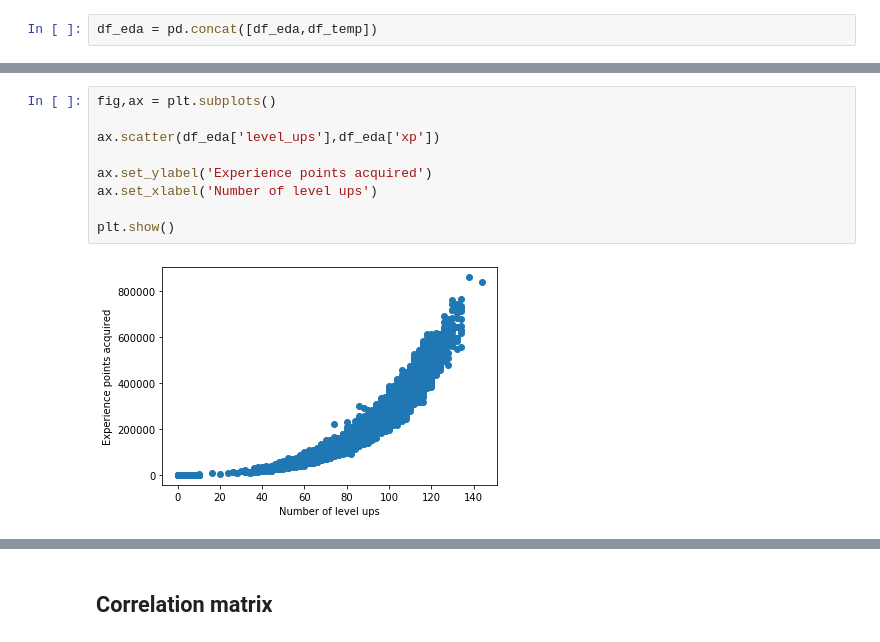
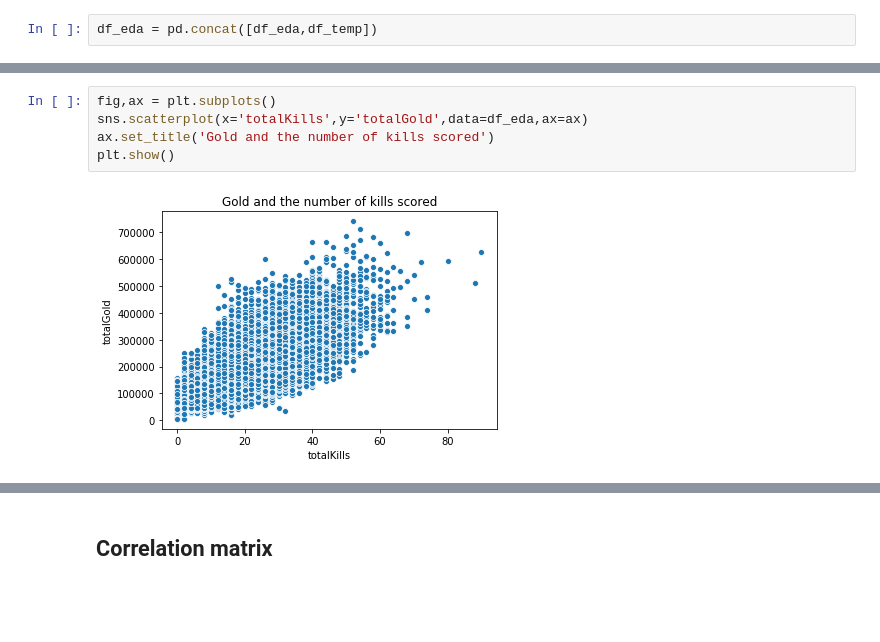
Before and after one commit to anotherjonlee/MLoL, a Jupyter notebook: notebooks/EDA.ipynb, the cells around one changed output, grey strips where cells are left out. Drawn from its saved outputs; the diff is of its cells as text; blank space fills up the shorter version.

```diff
--- a/notebooks/EDA.ipynb
+++ b/notebooks/EDA.ipynb
@@ -32,11 +31,7 @@ pairplot_helper(df_eda.drop(columns=d_columns))
-# %%
-fig,ax = plt.subplots()
-
-ax.scatter(df_eda['level_ups'],df_eda['xp'])
-
-ax.set_ylabel('Experience points acquired')
-ax.set_xlabel('Number of level ups')
-
-plt.show()
-# %% [output]
-[figure, removed]
+# %%
+fig,ax = plt.subplots()
+sns.scatterplot(x='totalKills',y='totalGold',data=df_eda,ax=ax)
+ax.set_title('Gold and the number of kills scored')
+plt.show()
+# %% [output]
+[figure, added]
```
Also changed, not shown: parts of 6 cells of this notebook, 11 other files.
